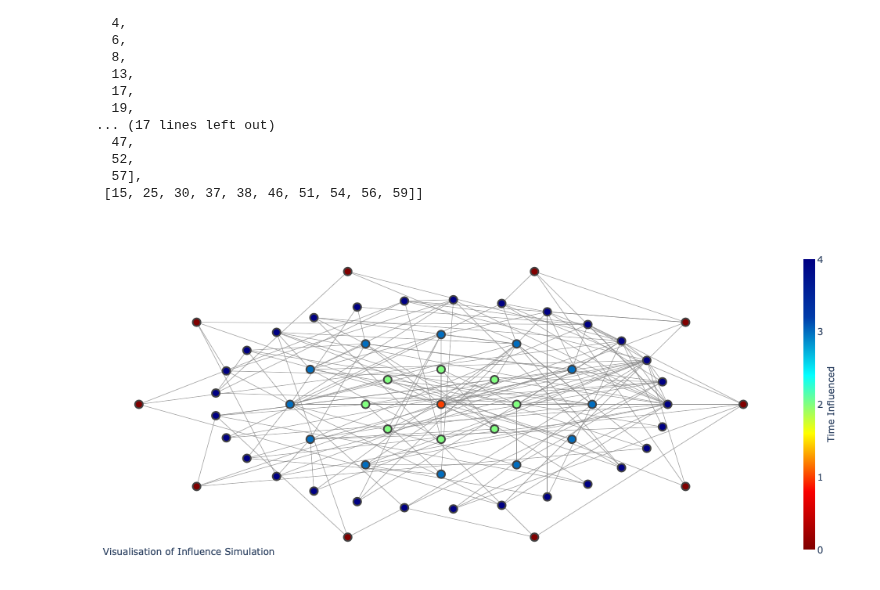
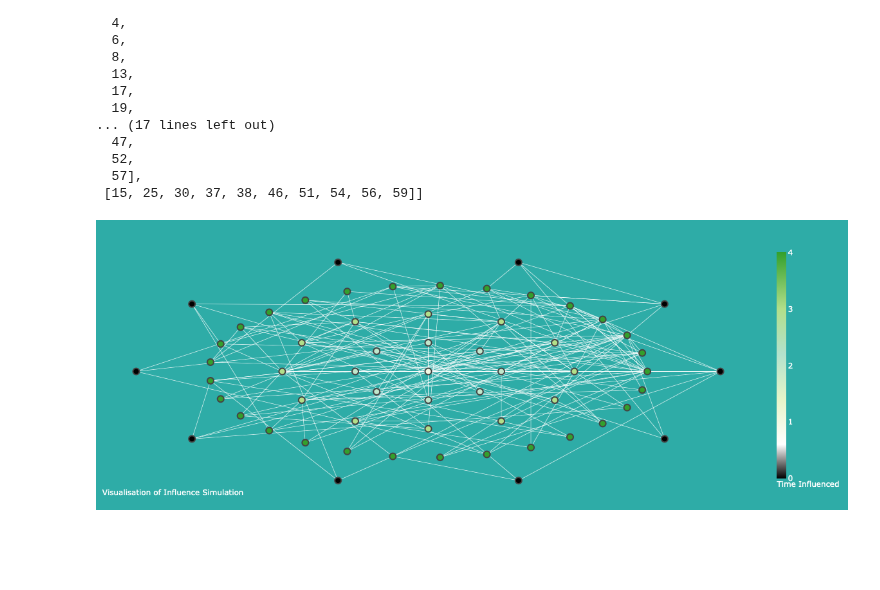
Before and after one commit to MiLinny/Influentials, a Jupyter notebook: Code/GraphViz.ipynb, the cells around one changed output. Drawn from its saved outputs; the diff is of its cells as text; code cells hidden in the pictures; blank space fills up the shorter version.

```diff
--- a/Code/GraphViz.ipynb
+++ b/Code/GraphViz.ipynb
@@ -238,7 +238,7 @@ for edge in G.edges():
 
 edge_trace = go.Scatter(
     x=edge_x, y=edge_y,
-    line=dict(width=0.5, color='#888'),
+    line=dict(width=0.5, color='#FFFFFF'),
     hoverinfo='none',
     mode='lines')
 
@@ -266,36 +266,45 @@ node_trace = go.Scatter(
         #'Greys' | 'YlGnBu' | 'Greens' | 'YlOrRd' | 'Bluered' | 'RdBu' |
         #'Reds' | 'Blues' | 'Picnic' | 'Rainbow' | 'Portland' | 'Jet' |
         #'Hot' | 'Blackbody' | 'Earth' | 'Electric' | 'Viridis' |
-        colorscale='Jet',
+        colorscale=[[0, "rgb(51,160,44)"],
+                [0.25, "rgb(178,223,138)"],
+                [0.45, "rgb(179,226,205)"],
+                [0.65, "rgb(230,245,201)"],
+                [0.85, "#FFFFFF"],
+                [1, "#000000"]],
         reversescale=True,
         color=times,
         size=10,
         colorbar=dict(
             thickness=15,
             title='Time Influenced',
+            titlefont=dict(color="#FFFFFF"),
             xanchor='left',
-            titleside='right',
-            dtick=1
+            titleside='bottom',
+            dtick=1,
+            tickfont=dict(color="#FFFFFF")
         ),
         line_width=2))
 # %%
 fig = go.Figure(data=[edge_trace, node_trace],
              layout=go.Layout(
                 titlefont_size=16,
                 showlegend=False,
                 margin=dict(b=20,l=5,r=5,t=40),
                 annotations=[ dict(
                     text="Visualisation of Influence Simulation",
                     showarrow=False,
                     xref="paper", yref="paper",
-                    x=0.005, y=-0.002 ) ],
+                    x=0.005, y=-0.002,
+                    font=dict(color="#FFFFFF"))],
                 xaxis=dict(showgrid=False, zeroline=False, showticklabels=False),
                 yaxis=dict(showgrid=False, zeroline=False, showticklabels=False),
-                plot_bgcolor='rgba(0,0,0,0)')
+                paper_bgcolor='#2EACA7',
+                plot_bgcolor='#2EACA7')
                 )
 fig.show()
 # %% [output]
-[figure, old version]
+[figure, new version]
 # %%
 # node_adjacencies = []
 # node_text = []
```
Also changed, not shown: parts of 1 cell of this notebook, 5 other files.
